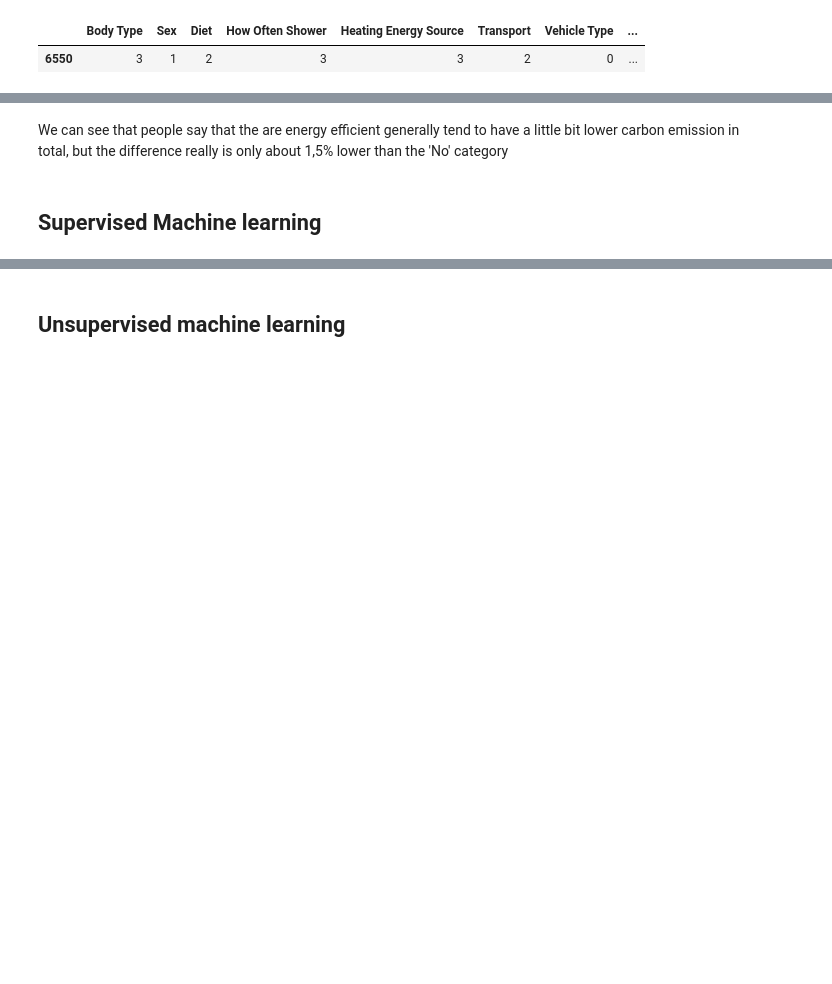
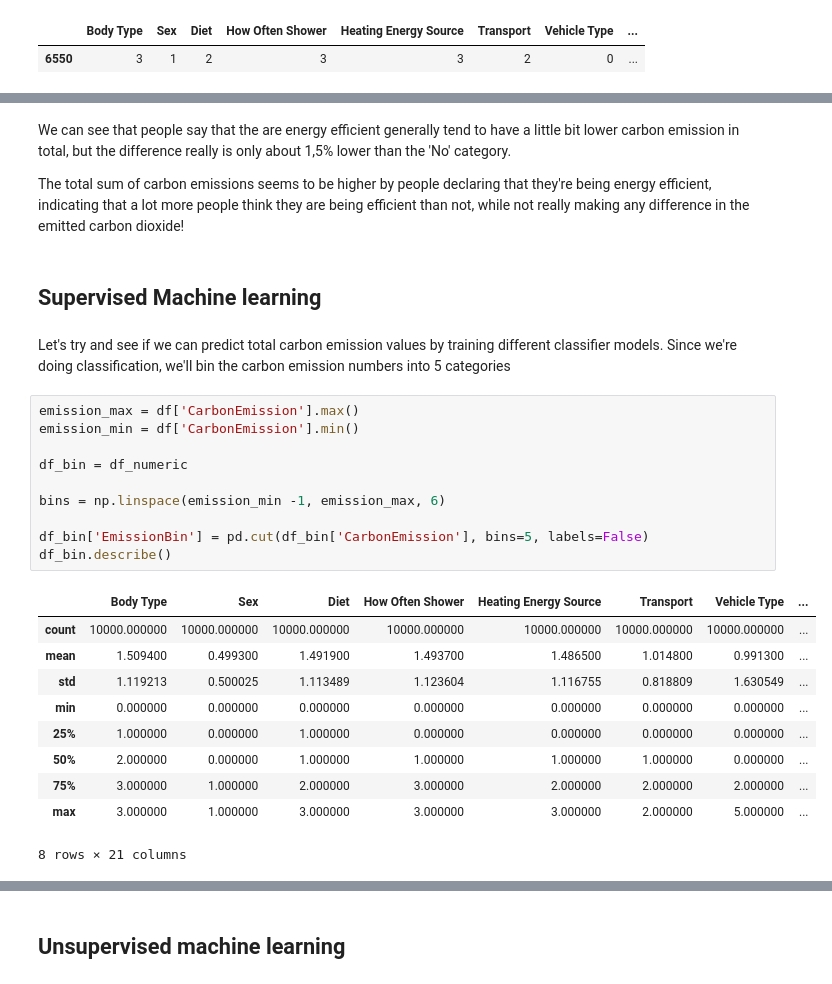
Before and after one commit to cph-oo221/Dat4-BI-Exam, a Jupyter notebook: Main.ipynb, the cells around one changed output, grey strips where cells are left out. Saved outputs shown, nothing was run; the diff lists cells and outputs as text; blank space fills up the shorter version.

```diff
--- a/Main.ipynb
+++ b/Main.ipynb
@@ -351,4 +360,30 @@ Name: mean, dtype: float64
 # %% [markdown]
-We can see that people say that the are energy efficient generally tend to have a little bit lower carbon emission in total, but the difference really is only about 1,5% lower than the 'No' category
+We can see that people say that the are energy efficient generally tend to have a little bit lower carbon emission in total, but the difference really is only about 1,5% lower than the 'No' category.
+
+The total sum of carbon emissions seems to be higher by people declaring that they're being energy efficient, indicating that a lot more people think they are being efficient than not, while not really making any difference in the emitted carbon dioxide!
 # %% [markdown]
 ## Supervised Machine learning
+# %% [markdown]
+Let's try and see if we can predict total carbon emission values by training different classifier models.
+Since we're doing classification, we'll bin the carbon emission numbers into 5 categories
+# %%
+emission_max = df['CarbonEmission'].max()
+emission_min = df['CarbonEmission'].min()
+
+df_bin = df_numeric
+
+bins = np.linspace(emission_min -1, emission_max, 6)
+
+df_bin['EmissionBin'] = pd.cut(df_bin['CarbonEmission'], bins=5, labels=False)
+df_bin.describe()
+# %% [output]
+|  | Body Type | Sex | Diet | How Often Shower | Heating Energy Source | Transport | Vehicle Type | ... |
+| count | 10000.000000 | 10000.000000 | 10000.000000 | 10000.000000 | 10000.000000 | 10000.000000 | 10000.000000 | ... |
+| mean | 1.509400 | 0.499300 | 1.491900 | 1.493700 | 1.486500 | 1.014800 | 0.991300 | ... |
+| std | 1.119213 | 0.500025 | 1.113489 | 1.123604 | 1.116755 | 0.818809 | 1.630549 | ... |
+| min | 0.000000 | 0.000000 | 0.000000 | 0.000000 | 0.000000 | 0.000000 | 0.000000 | ... |
+| 25% | 1.000000 | 0.000000 | 1.000000 | 0.000000 | 0.000000 | 0.000000 | 0.000000 | ... |
+| 50% | 2.000000 | 0.000000 | 1.000000 | 1.000000 | 1.000000 | 1.000000 | 0.000000 | ... |
+| 75% | 3.000000 | 1.000000 | 2.000000 | 3.000000 | 2.000000 | 2.000000 | 2.000000 | ... |
+| max | 3.000000 | 1.000000 | 3.000000 | 3.000000 | 3.000000 | 2.000000 | 5.000000 | ... |
+8 rows × 21 columns
```
Also changed, not shown: parts of 52 cells of this notebook, 1 other file.
